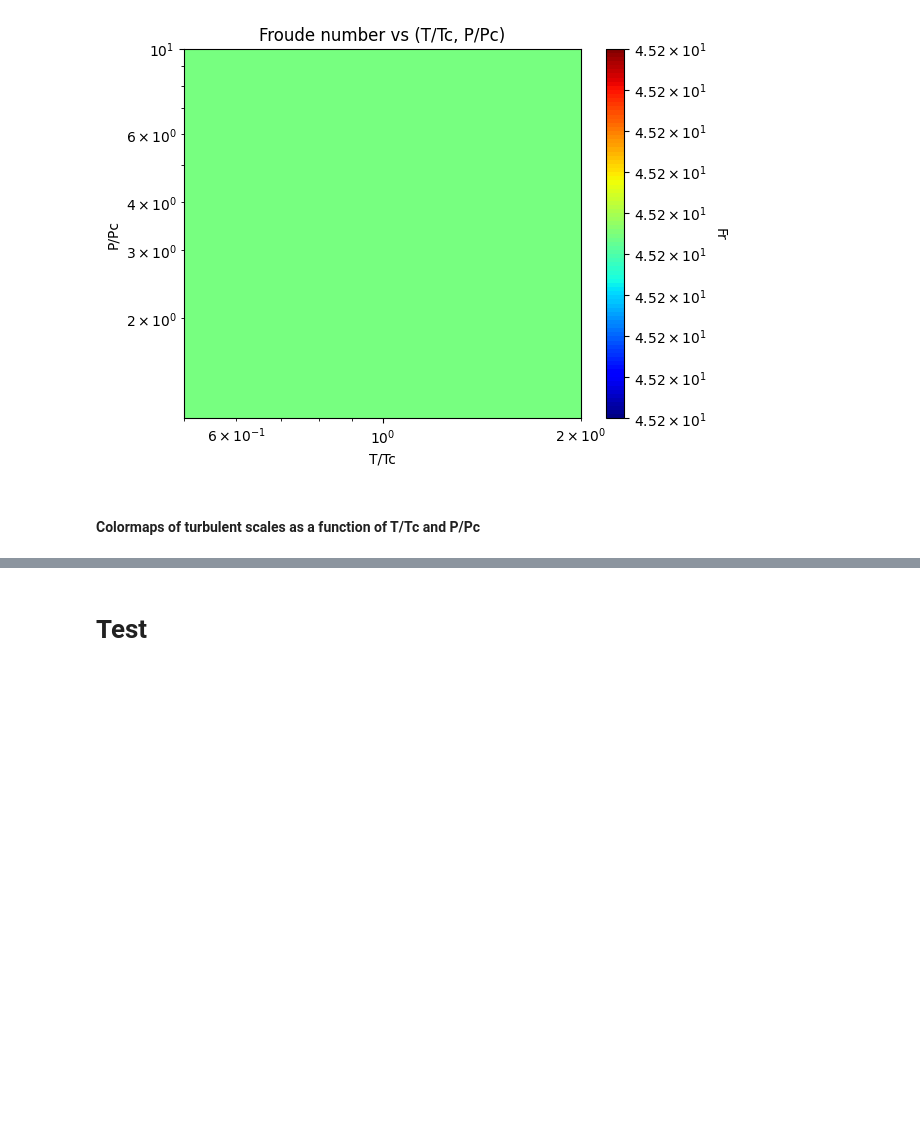
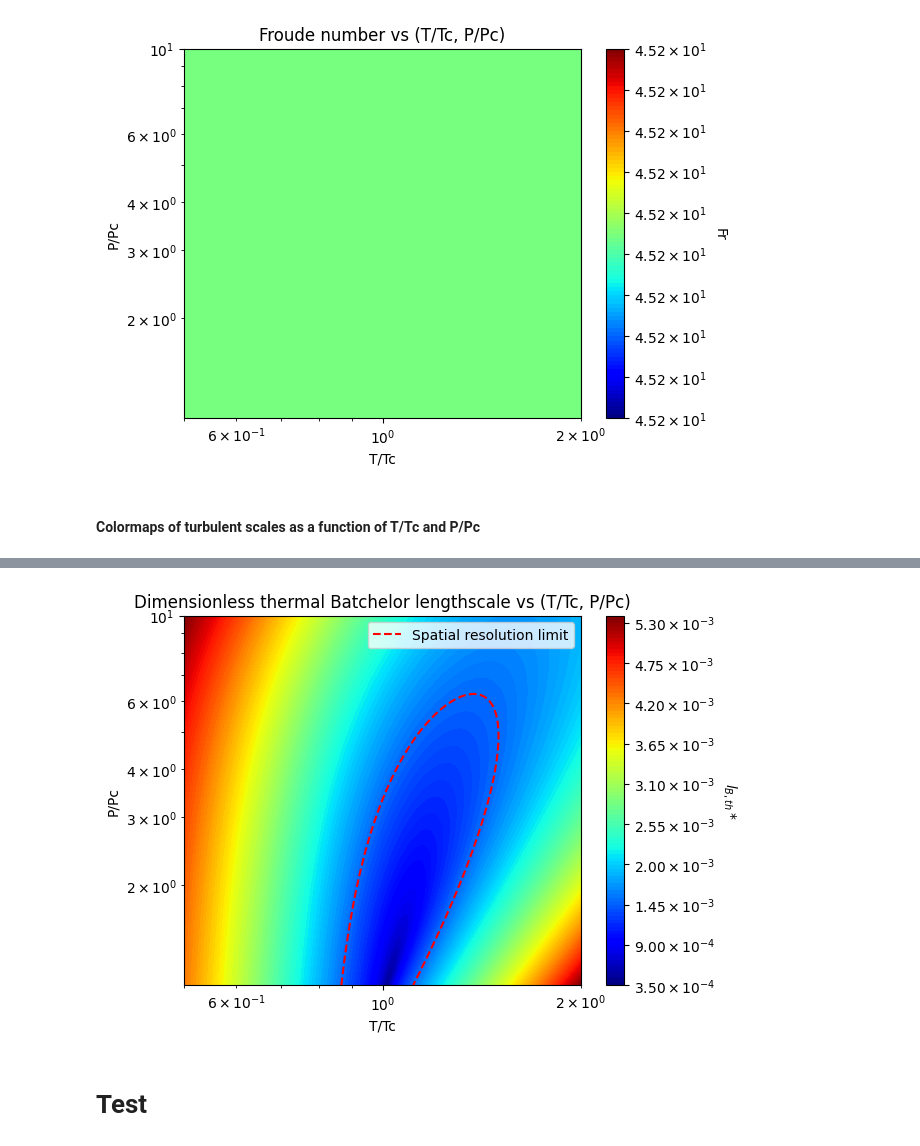
Before and after one commit to henri-avec-un-i/UPC_internship, a Jupyter notebook: caracterisation_of_turbulent_scales_dimensionless.ipynb, the cells around one changed output, grey strips where cells are left out. Cells and saved outputs as stored; diff of their text form; code cells hidden in the pictures; blank space fills up the shorter version.

```diff
--- a/caracterisation_of_turbulent_scales_dimensionless.ipynb
+++ b/caracterisation_of_turbulent_scales_dimensionless.ipynb
@@ -540,6 +540,25 @@ def calculate_tau_kolm_star_array(Re_array):
     tau_kolm_star_array = Re_array**-0.5
 
     return tau_kolm_star_array
+# %%
+def calculate_l_thermal_batchelor_star_array(eta_star_array, Pr_array):
+    """
+    Function that calculates the approximate dimensionless (ie. relative to the caracterisitc length of the system L)
+    thermal Batchelor lengthscale for a given 2D array of Re values that are calculated at constant U and L and for a range of P and T.
+    Ref Jofre & Urzay 2020 A characteristic length scale for density gradients in supercritical monocomponent flows near pseudoboiling
+
+    Input:
+    - eta_star_array: Array of kolmogorov dimensionless scale numbers
+    - Pr_array: Array of Prandl numbers
+
+    Output:
+    - l_thermal_batchelor_star_array: Array of thermal batchelor dimensionless lengthscale (approximate) for each Pr_array and eta_star_array values
+    """
+
+    # Calculate thermal batchelor dimensionless lengthscale with l_thermal_batchelor_star = l_thermal_batchelor/L ≈ eta_star/sqrt(Pr)
+    l_thermal_batchelor_star_array = eta_star_array/np.sqrt(Pr_array)
+
+    return l_thermal_batchelor_star_array
 # %% [markdown]
 ## Turbulent scales colormap plot functions
 # %%
@@ -1711,6 +1814,7 @@ Here the calculation of turbulent scale arrays
 eta_star_array = calculate_eta_star_array(Re_array)
 lambda_star_array = calculate_lambda_star_array(Re_array)
 tau_kolm_star_array = calculate_tau_kolm_star_array(Re_array)
+l_thermal_batchelor_star_array = calculate_l_thermal_batchelor_star_array(eta_star_array, Pr_array)
 # %% [markdown]
 Here a test cell to check if calculated values are coherent at STP
 # %%
@@ -1790,2 +1894,6 @@ plot_tau_kolm_star_array_PvsT(T_list_r, P_list_r, tau_kolm_star_array, T_r_log_s
+# %%
+plot_l_thermal_batchelor_star_array_PvsT(T_list_r, P_list_r, l_thermal_batchelor_star_array, relative_spatial_resolution_limit = 1.5e-3, T_r_log_scale=True, P_r_log_scale=True, l_thermal_batchelor_star_log_scale=False, colormap='jet', nbr_of_contours=100)
+# %% [output]
+[figure, added]
 # %% [markdown]
 # Test
```
Also changed, not shown: parts of 8 cells of this notebook.
